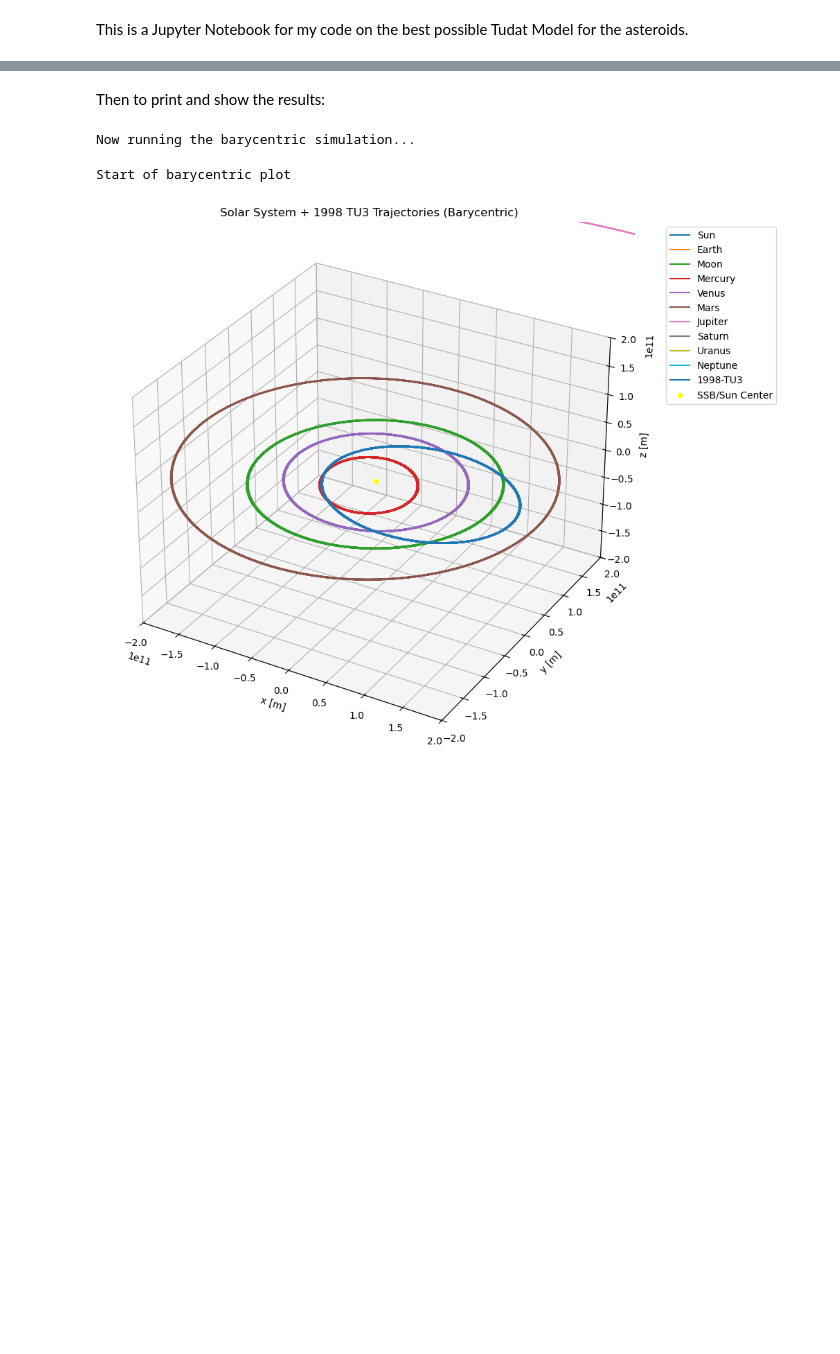
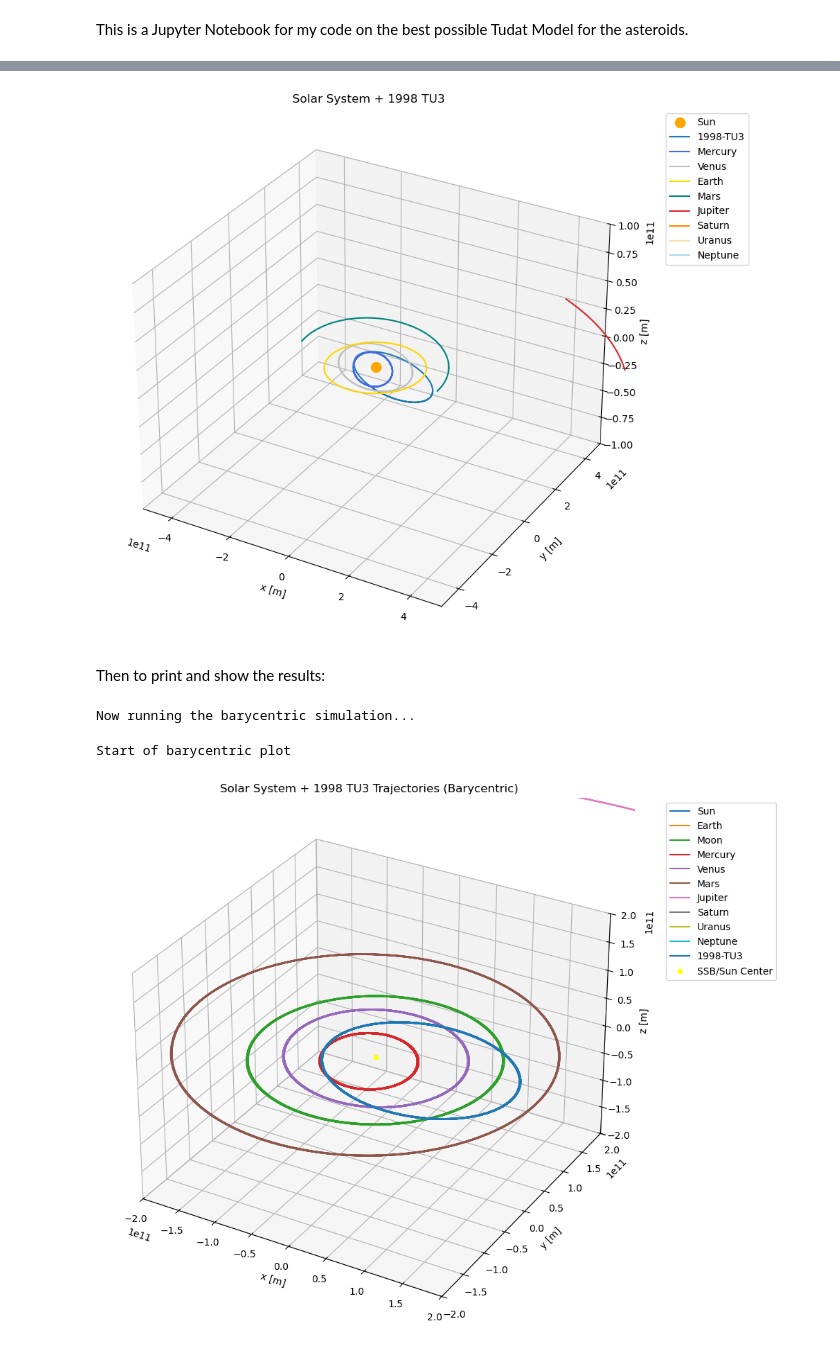
Before and after one commit to PocketBloom/Bachelor_Project, a Jupyter notebook: TU3/TU3_orbit_precession_2.ipynb, the cells around one changed output, grey strips where cells are left out. Saved outputs shown, nothing was run; the diff lists cells and outputs as text; code cells hidden in the pictures; blank space fills up the shorter version.

Commit message:
Full Model with 8 planets and 21 asteroids for TU3

```diff
--- a/TU3/TU3_orbit_precession_2.ipynb
+++ b/TU3/TU3_orbit_precession_2.ipynb
@@ -325,0 +371,19 @@ RuntimeError: Error when defining body translational propagator settings, provid
+# %%
+# Extract the times
+times = states_array_TU3[:,0]
+# %%
+# To check what the heck the asteroids' coordinates look like:
+
+asteroid_ephemerides = {}
+
+for asteroid_name in smaller_bodies_list:
+
+    asteroid_states = np.array([
+        body_system.get(asteroid_name)
+        .ephemeris
+        .cartesian_state(time)
+
+        for time in times
+    ])
+
+    asteroid_ephemerides[asteroid_name] = asteroid_states
@@ -326,3 +476,79 @@ RuntimeError: Error when defining body translational propagator settings, provid
+# %%
+fig = plt.figure(figsize=(10, 8))
+ax = fig.add_subplot(111, projection='3d')
+ax.set_title('Solar System + 1998 TU3')
+
+ax.scatter(0,0,0,s=100,label="Sun", color='orange')
+
+ax.plot(
+    states_array_TU3[:,1],
+    states_array_TU3[:,2],
+    states_array_TU3[:,3],
+    # states_array_TU3[:,1] * 1e3,
+    # states_array_TU3[:,2] * 1e3,
+    # states_array_TU3[:,3] * 1e3,
+    label="1998-TU3"
+)
+
+# ax.plot(
+#     jup_states[:,0],
+#     jup_states[:,1],
+#     jup_states[:,2],
+#     label="Jupiter"
+# )
+
+
+# Define colors or a colormap for variety
+planet_colours = ['silver', 'gold', 'teal', 'tab:red', 'darkorange', 'wheat', 'lightblue', 'royalblue']
+planets_names = ["Mercury","Venus","Earth","Mars","Jupiter","Saturn","Uranus","Neptune"]
+
+# Loop through the planets you created in Step 2
+for i, planet_name in enumerate(planets_names):
+    # Extract states from the ephemeris for the simulation times
+    planet_states = np.array([
+        body_system.get(planet_name).ephemeris.cartesian_state(time)
+        for time in times
+    ])
+
+    # Plot x, y, z (Indices 0, 1, 2)
+    ax.plot(
+        planet_states[:, 0],
+        planet_states[:, 1],
+        planet_states[:, 2],
+        label = planet_name,
+        color = planet_colours[i-1]
+    )
+
+# for asteroid_name, asteroid_states in asteroid_ephemerides.items():
+
+#     ax.plot(
+#         asteroid_states[:,0],
+#         asteroid_states[:,1],
+#         asteroid_states[:,2],
+#         label=asteroid_name,
+#         linestyle='-.'
+#     )
+
+
+ax.set_xlabel("x [m]")
+ax.set_ylabel("y [m]")
+ax.set_zlabel("z [m]")
+
+ax.set_xlim(-5e11, 5e11)
+ax.set_ylim(-5e11, 5e11)
+ax.set_zlim(-1e11, 1e11)
+
+# # Limits for the whole Solar System
+# ax.set_xlim(-3e12, 3e12)
+# ax.set_ylim(-3e12, 3e12)
+# ax.set_zlim(-3e12, 3e12)
+
+ax.legend(loc='upper left', bbox_to_anchor=(1.05,1))
+
+plt.tight_layout()
+plt.show()
+# %% [output]
+[figure, added]
 # %% [markdown]
 Then to print and show the results:
 # %%
```
Also changed, not shown: parts of 9 cells of this notebook.
